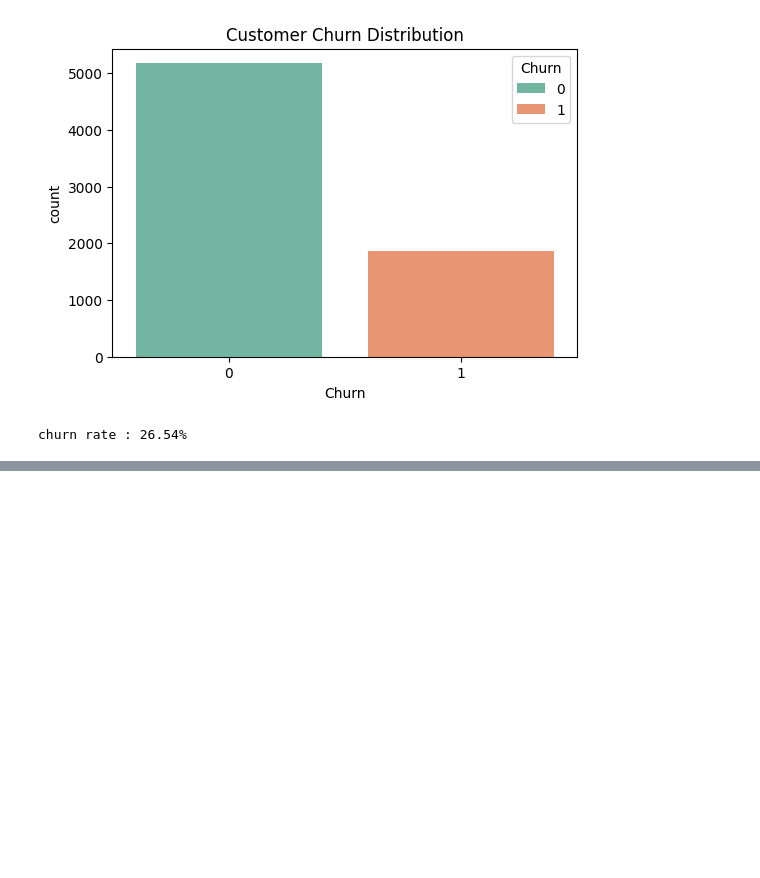
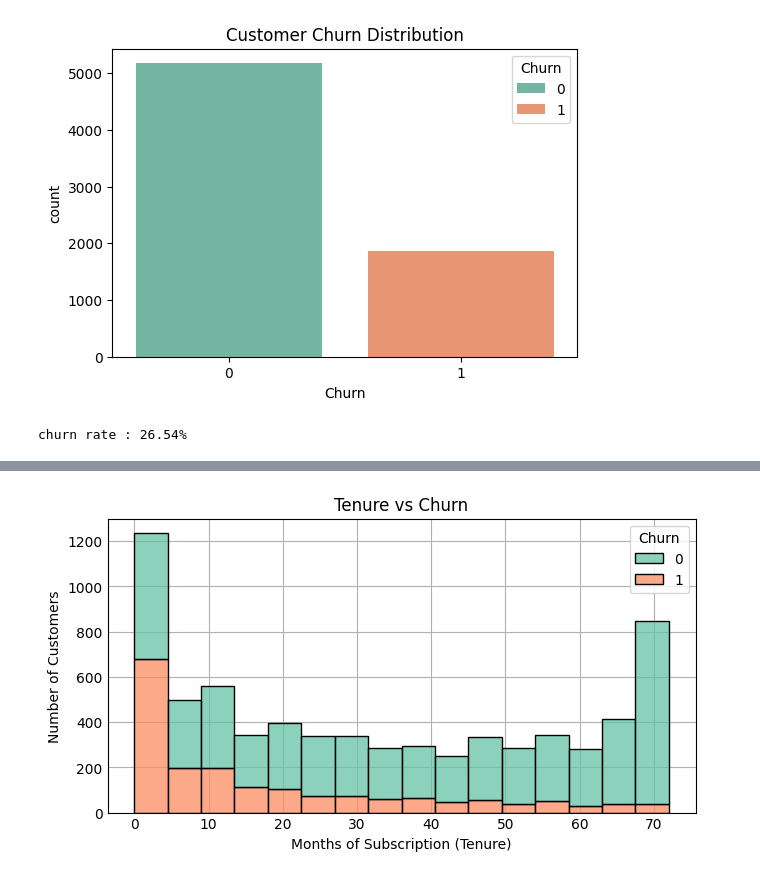
Before and after one commit to MajidSoltaninezhad/Customer_Analytics_Project, a Jupyter notebook: notebooks/02_eda.ipynb, the cells around one changed output, grey strips where cells are left out. Drawn from its saved outputs; the diff is of its cells as text; code cells hidden in the pictures; blank space fills up the shorter version.

```diff
--- a/notebooks/02_eda.ipynb
+++ b/notebooks/02_eda.ipynb
@@ -70,0 +69,10 @@ df.head(10)
+# %%
+,#Step 4️⃣: Relationship Between Tenure & Churn
+plt.figure(figsize=(6,3))
+sns.histplot(data=df,x='tenure',hue='Churn',multiple='stack',palette='Set2')
+plt.title("Tenure vs Churn")
+plt.xlabel("Months of Subscription (Tenure)")
+plt.ylabel("Number of Customers")
+plt.show()
+# %% [output]
+[figure, added]
```
Also changed, not shown: parts of 5 cells of this notebook.
